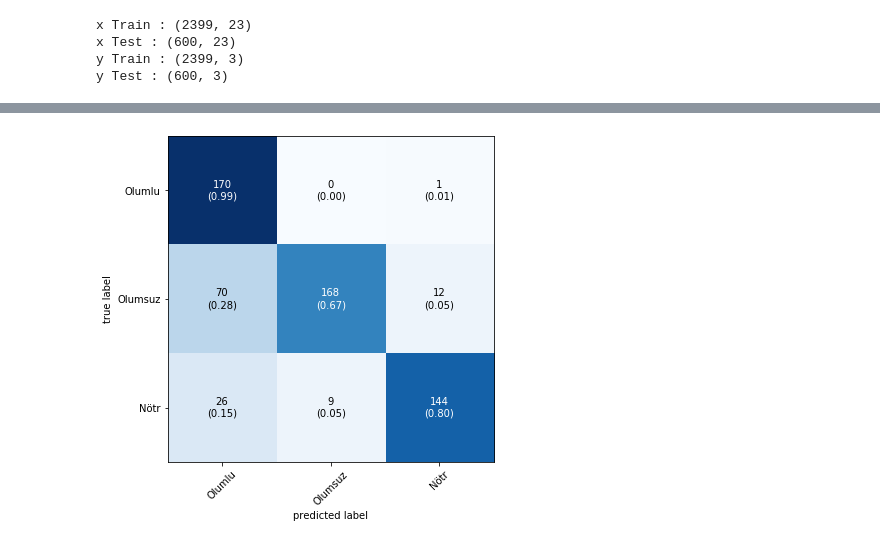
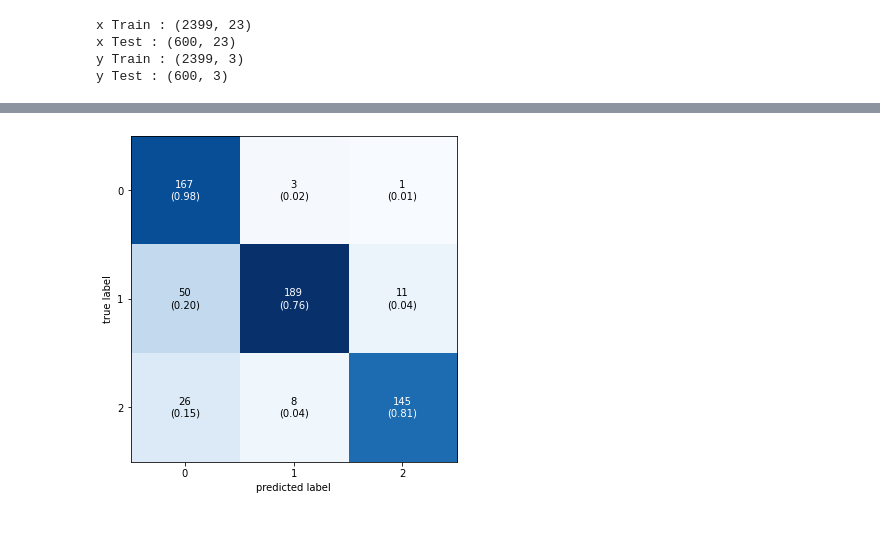
Before and after one commit to onur-kantar/Text-Classification, a Jupyter notebook: Word2Vec.ipynb, the cells around one changed output, grey strips where cells are left out. Saved outputs shown, nothing was run; the diff lists cells and outputs as text; code cells hidden in the pictures.

Commit message:
word2vec and glove added

```diff
--- a/Word2Vec.ipynb
+++ b/Word2Vec.ipynb
@@ -51,2 +54,3 @@ Using TensorFlow backend.
 # %%
-tweets = pd.read_csv("3000tweet/3000tweet.csv", sep=';', encoding="utf8")
+tweets = pd.read_csv("/content/sample_data/3000tweet.csv", sep=';', encoding="utf8")
+tweets
@@ -301,0 +314,9 @@ y Test : (600, 3)
+# %%
+model = Sequential()
+
+model.add(word2vec_model.wv.get_keras_embedding(True))
+model.add(LSTM(units=150))
+model.add(Dense(3, activation='sigmoid'))
+
+model.compile(optimizer='adam', loss='binary_crossentropy', metrics=['acc'])
+history = model.fit(x_train, y_train, batch_size=16, epochs=3, validation_data=(x_test, y_test))
@@ -366,16 +376,13 @@ y_pred = keras_model.predict(x_test)
 # %%
-y_pred = keras_model.predict(x_test)
+y_pred = model.predict(x_test)
 
 y_test_class = np.argmax(y_test, axis=1)
 y_pred_class = np.argmax(y_pred, axis=1)
 
 cm = confusion_matrix(y_test_class, y_pred_class)
 
-class_names = ['Olumlu', 'Olumsuz', 'Nötr']
-
-fig, ax = plot_confusion_matrix(conf_mat=cm,
-                                show_normed=True,
-                                class_names=class_names,
-                                figsize =(6,6))
+fig, ax = plot_confusion_matrix(conf_mat = cm,
+                                show_normed = True,
+                                figsize = (6,6))
 # %% [output]
-[figure, old version]
+[figure, new version]
```
Also changed, not shown: parts of 35 cells of this notebook, 8 other files.
